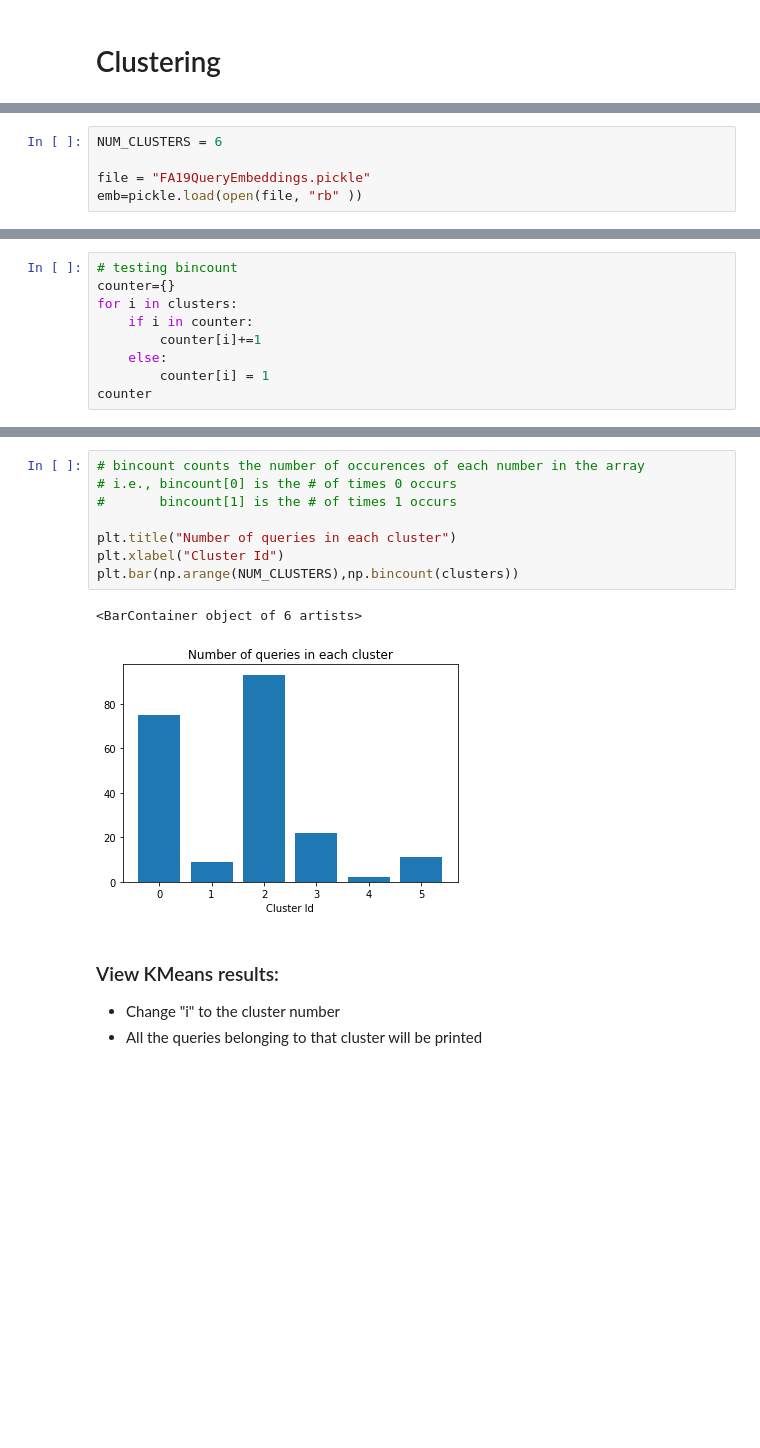
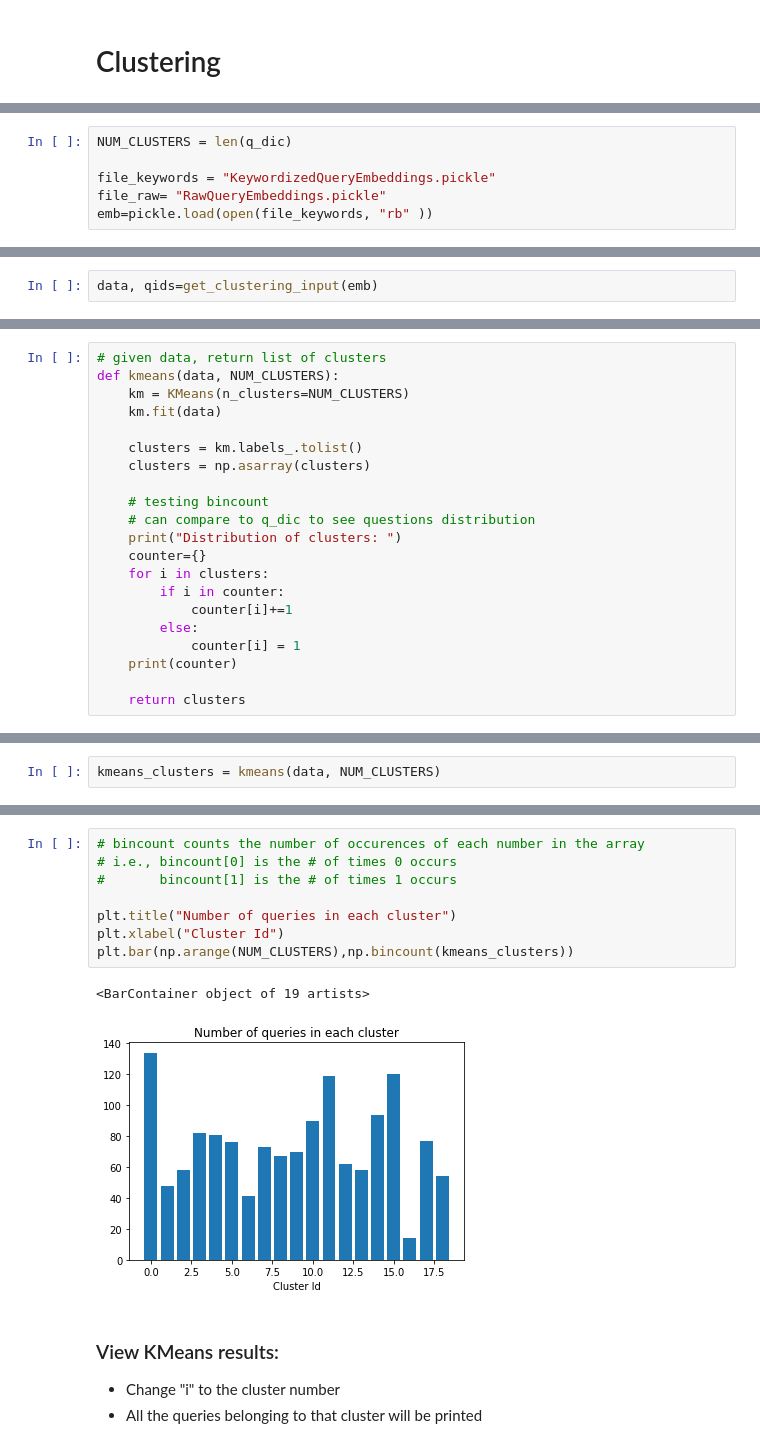
Before and after one commit to SushAzad/QueryClustering, a Jupyter notebook: cluster.ipynb, the cells around one changed output, grey strips where cells are left out. Saved outputs shown, nothing was run; the diff lists cells and outputs as text; blank space fills up the shorter version.

Commit message:
cluster by questions

```diff
--- a/cluster.ipynb
+++ b/cluster.ipynb
@@ -54,6 +104,7 @@ for tup in mycursor:
 # %%
-NUM_CLUSTERS = 6
+NUM_CLUSTERS = len(q_dic)
 
-file = "FA19QueryEmbeddings.pickle"
-emb=pickle.load(open(file, "rb" ))
+file_keywords = "KeywordizedQueryEmbeddings.pickle"
+file_raw= "RawQueryEmbeddings.pickle"
+emb=pickle.load(open(file_keywords, "rb" ))
 # %%
@@ -73,0 +123,2 @@ clusters = np.asarray(clusters)
+# %%
+data, qids=get_clustering_input(emb)
@@ -74,9 +135,21 @@ clusters = np.asarray(clusters)
 # %%
-# testing bincount
-counter={}
-for i in clusters:
-    if i in counter:
-        counter[i]+=1
-    else:
-        counter[i] = 1
-counter
+# given data, return list of clusters
+def kmeans(data, NUM_CLUSTERS):
+    km = KMeans(n_clusters=NUM_CLUSTERS)
+    km.fit(data)
+
+    clusters = km.labels_.tolist()
+    clusters = np.asarray(clusters)
+
+    # testing bincount
+    # can compare to q_dic to see questions distribution
+    print("Distribution of clusters: ")
+    counter={}
+    for i in clusters:
+        if i in counter:
+            counter[i]+=1
+        else:
+            counter[i] = 1
+    print(counter)
+
+    return clusters
@@ -84,0 +156,2 @@ counter
+# %%
+kmeans_clusters = kmeans(data, NUM_CLUSTERS)
@@ -85,14 +165,14 @@ counter
 # %%
 # bincount counts the number of occurences of each number in the array
 # i.e., bincount[0] is the # of times 0 occurs
 #       bincount[1] is the # of times 1 occurs
 
 plt.title("Number of queries in each cluster")
 plt.xlabel("Cluster Id")
-plt.bar(np.arange(NUM_CLUSTERS),np.bincount(clusters))
+plt.bar(np.arange(NUM_CLUSTERS),np.bincount(kmeans_clusters))
 # %% [output]
-<BarContainer object of 6 artists>
+<BarContainer object of 19 artists>
-[figure, old version]
+[figure, new version]
 # %% [markdown]
 ### View KMeans results:
 - Change "i" to the cluster number
```
Also changed, not shown: parts of 40 cells of this notebook, 2 other files.
